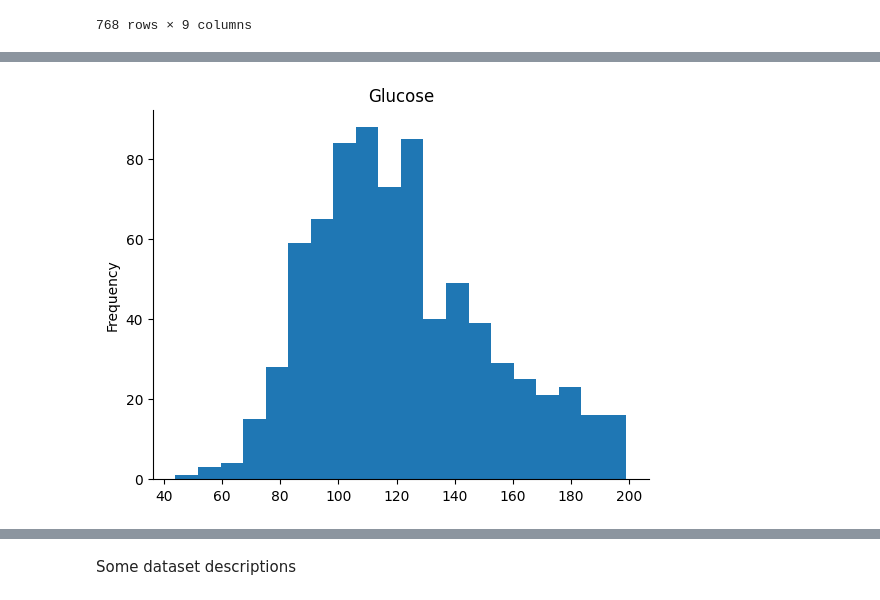
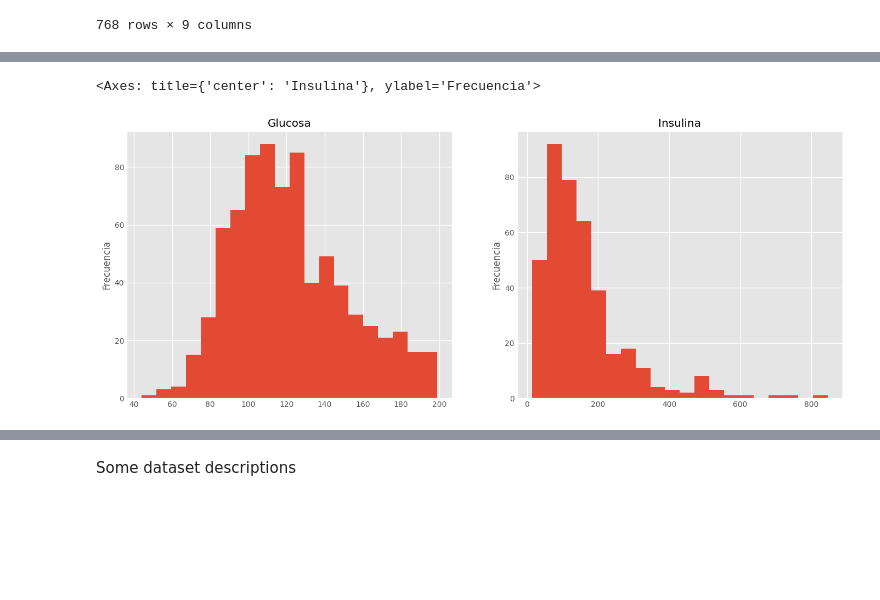
Before and after one commit to pablillo77/data_science_1, a Jupyter notebook: VisualizacionGimenez.ipynb, the cells around one changed output, grey strips where cells are left out. Cells and saved outputs as stored; diff of their text form; code cells hidden in the pictures; blank space fills up the shorter version.

```diff
--- a/VisualizacionGimenez.ipynb
+++ b/VisualizacionGimenez.ipynb
@@ -71,11 +90,18 @@ df["Insulin"].plot(kind='hist', bins=20, title='Insulin')
-# %%
-# @title Glucose
-
-
-df['Glucose'].plot(kind='hist', bins=20, title='Glucose')
-
-plt.gca().spines[['top', 'right',]].set_visible(False)
-# %% [output]
-[figure, removed]
+# %%
+plt.figure(figsize=(15,6))
+#plt.subplot(1,2,1)
+#df['Glucose'].plot(kind='hist', bins=20, title='Glucosa', ylabel='Frecuencia')
+#plt.subplot(1,2,2)
+#df['Insulin'].plot(kind='hist', bins=20, title='Insulina', ylabel='Frecuencia')
+
+#fig, ax=plt.subplots()
+#ax.grid(color="k",linestyle="-", linewidth=0.5)
+plt.subplot(1,2,1)
+df['Glucose'].plot(kind='hist', bins=20, title='Glucosa', ylabel='Frecuencia')
+plt.subplot(1,2,2)
+df['Insulin'].plot(kind='hist', bins=20, title='Insulina', ylabel='Frecuencia')
+# %% [output]
+<Axes: title={'center': 'Insulina'}, ylabel='Frecuencia'>
+[figure, added]
 # %%
 fig, ax = plt.subplots()
```
Also changed, not shown: parts of 10 cells of this notebook.
